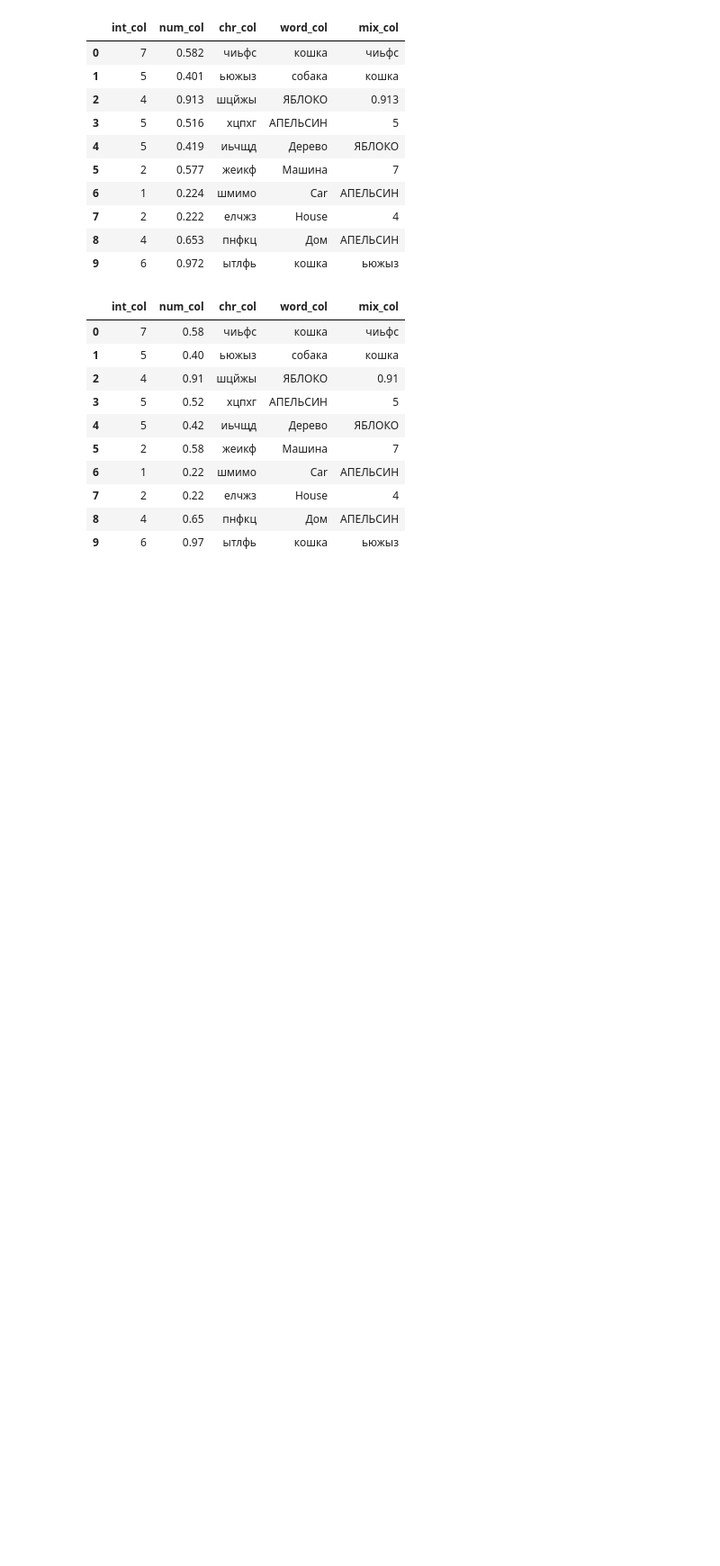
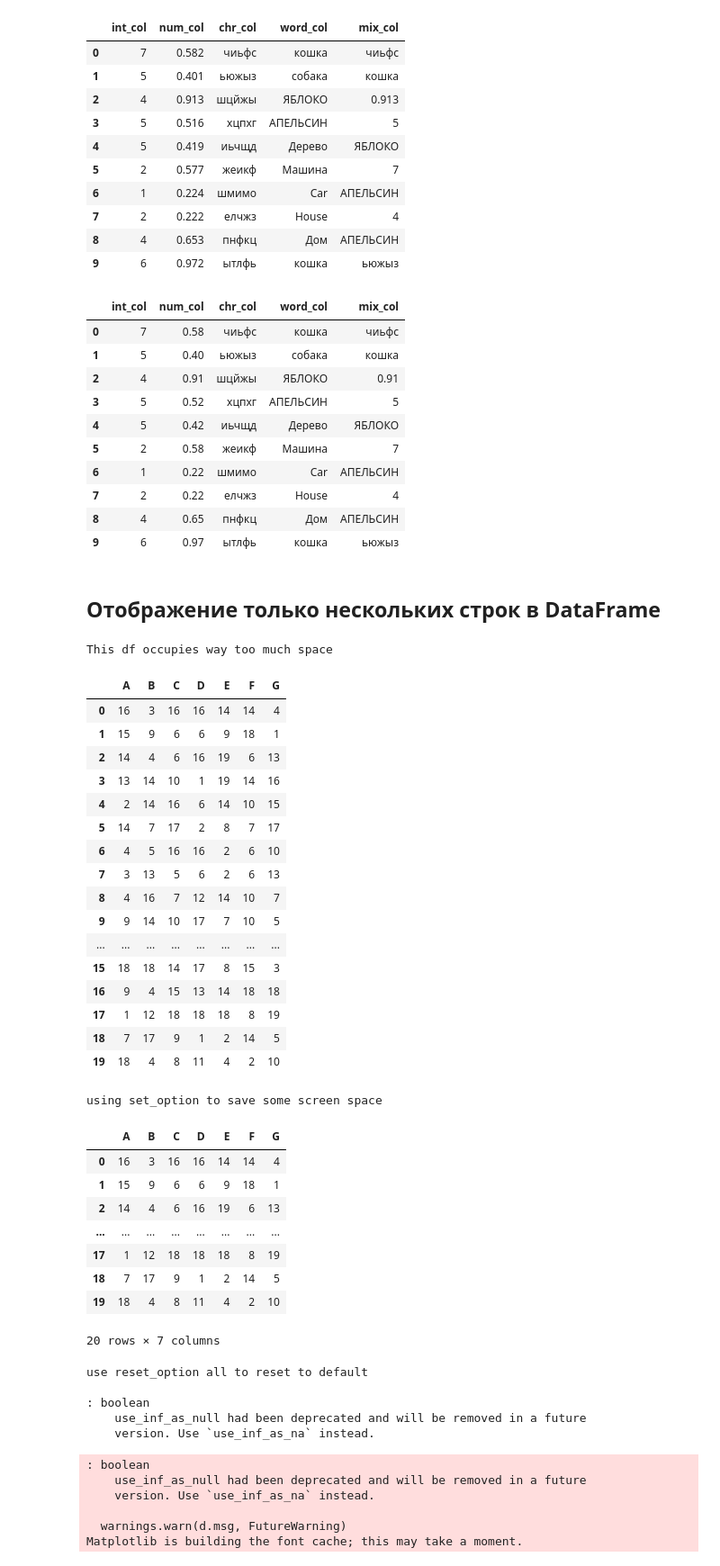
Before and after one commit to Pro100v/SkillBox-DataScience, a Jupyter notebook: Pandas/pandas_snippets.ipynb, the cells around one changed output. Shown at 90% size. Drawn from its saved outputs; the diff is of its cells as text; code cells hidden in the pictures; blank space fills up the shorter version.

Commit message:
pandas snippets commit (check)

```diff
--- a/Pandas/pandas_snippets.ipynb
+++ b/Pandas/pandas_snippets.ipynb
@@ -88,0 +49,18 @@ df.select_dtypes(include=['float64', 'int64', 'int32'])
+# %%
+# check Trick 91 for an example
+def generate_sample_data(): # creates a fake df for testing
+    number_or_rows = 20
+    num_cols = 7
+    cols = list("ABCDEFG")
+    df = pd.DataFrame(np.random.randint(1, 20, size = (number_or_rows, num_cols)), columns=cols)
+    df.index = testing.makeIntIndex(number_or_rows)
+    return df
+
+# check Trick 91 for an example
+def generate_sample_data_datetime(): # creates a fake df for testing
+    number_or_rows = 365*24
+    num_cols = 2
+    cols = ["sales", "customers"]
+    df = pd.DataFrame(np.random.randint(1, 20, size = (number_or_rows, num_cols)), columns=cols)
+    df.index = testing.makeDateIndex(number_or_rows, freq="H")
+    return df
@@ -731,3 +1759,56 @@ df
 | 7 | 2 | 0.22 | елчжз | House | 4 |
 | 8 | 4 | 0.65 | пнфкц | Дом | АПЕЛЬСИН |
 | 9 | 6 | 0.97 | ытлфь | кошка | ьюжыз |
+# %% [markdown]
+## Отображение только нескольких строк в DataFrame
+# %%
+print("This df occupies way too much space")
+df = generate_sample_data()
+df
+
+print("using set_option to save some screen space")
+pd.set_option("display.max_rows", 6)
+df
+
+print("use reset_option all to reset to default")
+pd.reset_option("all")
+# %% [output]
+This df occupies way too much space
+|  | A | B | C | D | E | F | G |
+| 0 | 16 | 3 | 16 | 16 | 14 | 14 | 4 |
+| 1 | 15 | 9 | 6 | 6 | 9 | 18 | 1 |
+| 2 | 14 | 4 | 6 | 16 | 19 | 6 | 13 |
+| 3 | 13 | 14 | 10 | 1 | 19 | 14 | 16 |
+| 4 | 2 | 14 | 16 | 6 | 14 | 10 | 15 |
+| 5 | 14 | 7 | 17 | 2 | 8 | 7 | 17 |
+| 6 | 4 | 5 | 16 | 16 | 2 | 6 | 10 |
+| 7 | 3 | 13 | 5 | 6 | 2 | 6 | 13 |
+| 8 | 4 | 16 | 7 | 12 | 14 | 10 | 7 |
+| 9 | 9 | 14 | 10 | 17 | 7 | 10 | 5 |
+| ... | ... | ... | ... | ... | ... | ... | ... |
+| 15 | 18 | 18 | 14 | 17 | 8 | 15 | 3 |
+| 16 | 9 | 4 | 15 | 13 | 14 | 18 | 18 |
+| 17 | 1 | 12 | 18 | 18 | 18 | 8 | 19 |
+| 18 | 7 | 17 | 9 | 1 | 2 | 14 | 5 |
+| 19 | 18 | 4 | 8 | 11 | 4 | 2 | 10 |
+using set_option to save some screen space
+|  | A | B | C | D | E | F | G |
+| 0 | 16 | 3 | 16 | 16 | 14 | 14 | 4 |
+| 1 | 15 | 9 | 6 | 6 | 9 | 18 | 1 |
+| 2 | 14 | 4 | 6 | 16 | 19 | 6 | 13 |
+| ... | ... | ... | ... | ... | ... | ... | ... |
+| 17 | 1 | 12 | 18 | 18 | 18 | 8 | 19 |
+| 18 | 7 | 17 | 9 | 1 | 2 | 14 | 5 |
+| 19 | 18 | 4 | 8 | 11 | 4 | 2 | 10 |
+20 rows × 7 columns
+use reset_option all to reset to default
+
+: boolean
+    use_inf_as_null had been deprecated and will be removed in a future
+    version. Use `use_inf_as_na` instead.
+: boolean
+    use_inf_as_null had been deprecated and will be removed in a future
+    version. Use `use_inf_as_na` instead.
+
+  warnings.warn(d.msg, FutureWarning)
+Matplotlib is building the font cache; this may take a moment.
```
Also changed, not shown: parts of 116 cells of this notebook.
